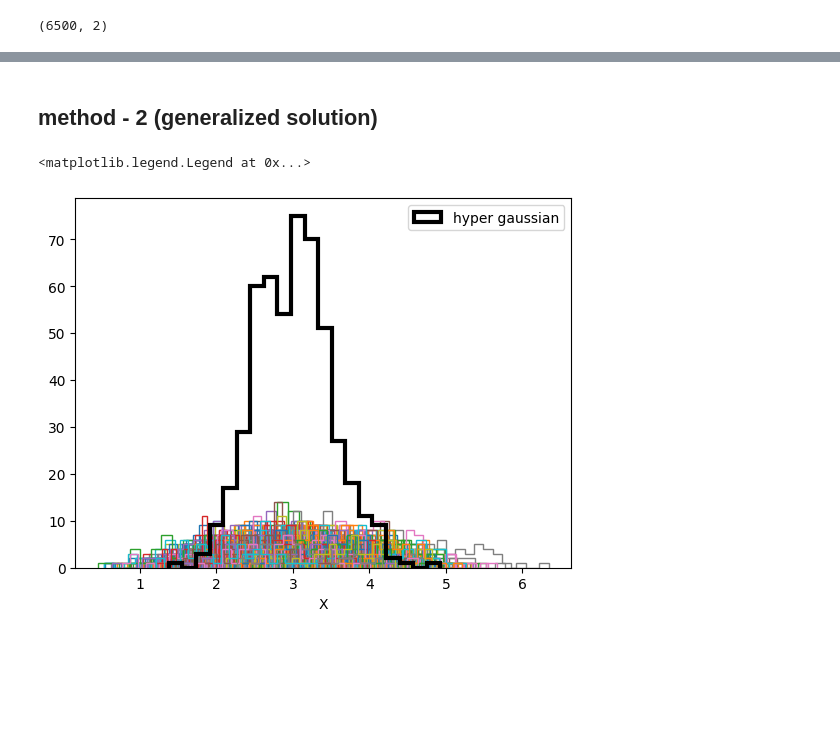
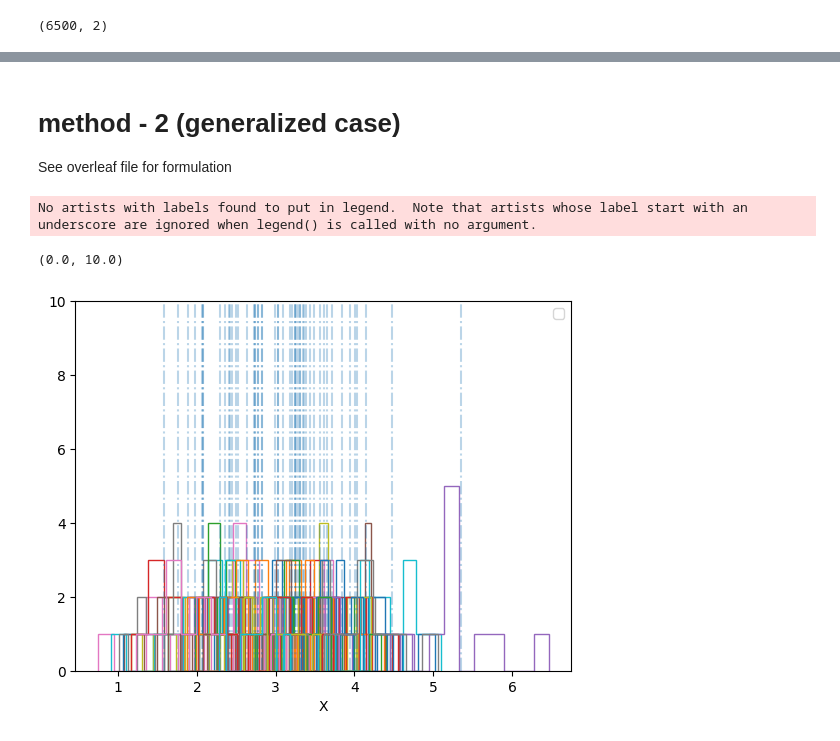
Before and after one commit to SSingh087/test-hierarchical-model, a Jupyter notebook: test-toy-HM/working models (hierarchical inf)/Single-Gaussian.ipynb, the cells around one changed output, grey strips where cells are left out. Saved outputs shown, nothing was run; the diff lists cells and outputs as text; code cells hidden in the pictures; blank space fills up the shorter version.

```diff
--- a/test-toy-HM/working models (hierarchical inf)/Single-Gaussian.ipynb
+++ b/test-toy-HM/working models (hierarchical inf)/Single-Gaussian.ipynb
@@ -153,4 +153,5 @@ fig = corner.corner(
 # %% [markdown]
-## method - 2 (generalized solution)
+# method - 2 (generalized case)
+See overleaf file for formulation
 # %%
 import numpy as np
@@ -159,26 +159,30 @@ import matplotlib.pyplot as plt
 # %%
 # True parameters for the parent + child Gaussian distribution
 
 true_parent_mean = 3.0 # hyperparameter
 true_parent_scale = .5 # hyperparameter
 
 true_child_scale = 0.5
 
-N_obs = 500
-size_child = 50
+N_obs = 50
+size_child = 10
 
 # Hypothesis for parent gaussian
-parent_gaussian = np.random.normal(loc=true_parent_mean, scale=true_parent_scale, size=N_obs)
+## draws from parent  for mu child
+true_parent_gaussian = np.random.normal(loc=true_parent_mean, scale=true_parent_scale, size=N_obs)
 
 # Add scatter on the child mean because the data for a signal is signal + noise
-err_on_mean_child = np.expand_dims(np.random.randn(N_obs)/10, axis=1)
-child_gaussian = np.random.normal(loc=parent_gaussian[:, np.newaxis] + err_on_mean_child, scale=true_child_scale, size=(N_obs, size_child))
+err_on_mean_child = np.expand_dims(np.random.randn(N_obs)*true_child_scale, axis=1)
+true_child_gaussian = np.random.normal(loc=true_parent_gaussian[:, np.newaxis] + err_on_mean_child, scale=true_child_scale, size=(N_obs, size_child))
 
 for i in range(N_obs):
-    plt.hist(child_gaussian[i], fill=False, histtype='step', bins=20)
-plt.hist(parent_gaussian, fill=False, histtype='step', color='black',linewidth=3, label='hyper gaussian', bins=20)
+    plt.hist(true_child_gaussian[i], fill=False, histtype='step')
+    plt.vlines(np.mean(true_child_gaussian[i]), 0, size_child, linestyles='-.', alpha=0.3)
+#plt.hist(true_parent_gaussian, fill=False, histtype='step', color='black',linewidth=3, label='hyper gaussian')
 plt.xlabel("X")
 plt.legend()
+plt.ylim(0,size_child)
 # %% [output]
-<matplotlib.legend.Legend at 0x...>
+No artists with labels found to put in legend.  Note that artists whose label start with an underscore are ignored when legend() is called with no argument.
+(0.0, 10.0)
-[figure, old version]
+[figure, new version]
```
Also changed, not shown: parts of 28 cells of this notebook, 3 other files.
